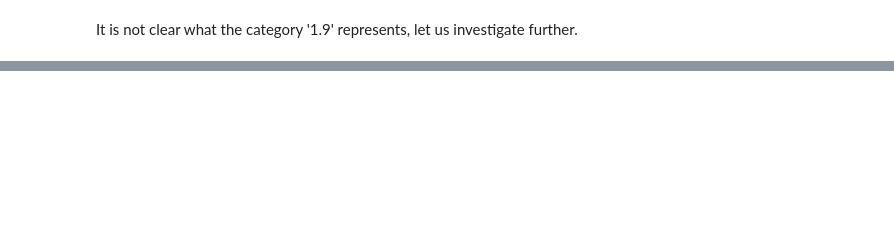
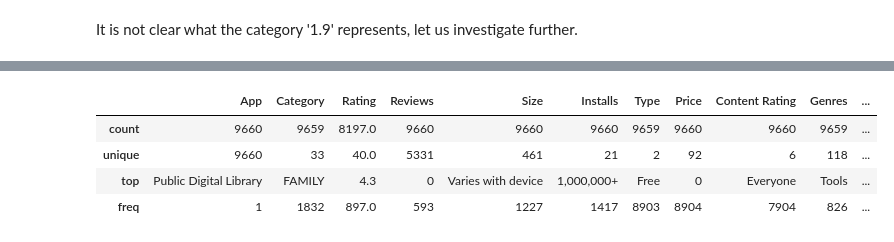
Before and after one commit to GianmarcoBet/exploratory-analysis-google-play-store-apps, a Jupyter notebook: Google Play Store apps.ipynb, the cells around one changed output, grey strips where cells are left out. Saved outputs shown, nothing was run; the diff lists cells and outputs as text; code cells hidden in the pictures; blank space fills up the shorter version.

```diff
--- a/Google Play Store apps.ipynb
+++ b/Google Play Store apps.ipynb
@@ -94,0 +198,8 @@ A normal row contains 13 entries.
+# %%
+app_data_clean.describe()
+# %% [output]
+|  | App | Category | Rating | Reviews | Size | Installs | Type | Price | Content Rating | Genres | ... |
+| count | 9660 | 9659 | 8197.0 | 9660 | 9660 | 9660 | 9659 | 9660 | 9660 | 9659 | ... |
+| unique | 9660 | 33 | 40.0 | 5331 | 461 | 21 | 2 | 92 | 6 | 118 | ... |
+| top | Public Digital Library | FAMILY | 4.3 | 0 | Varies with device | 1,000,000+ | Free | 0 | Everyone | Tools | ... |
+| freq | 1 | 1832 | 897.0 | 593 | 1227 | 1417 | 8903 | 8904 | 7904 | 826 | ... |
```
Also changed, not shown: parts of 20 cells of this notebook.
